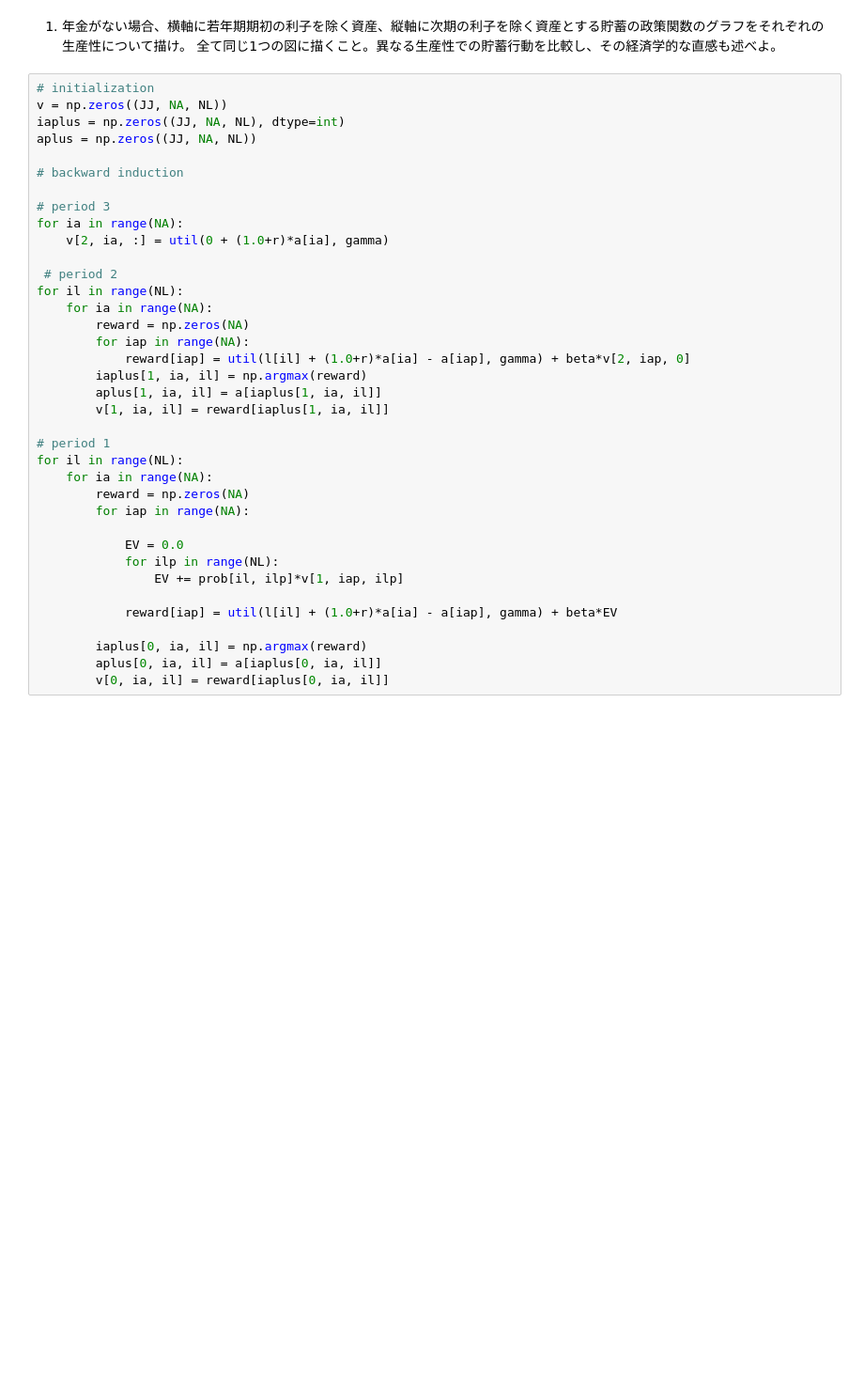
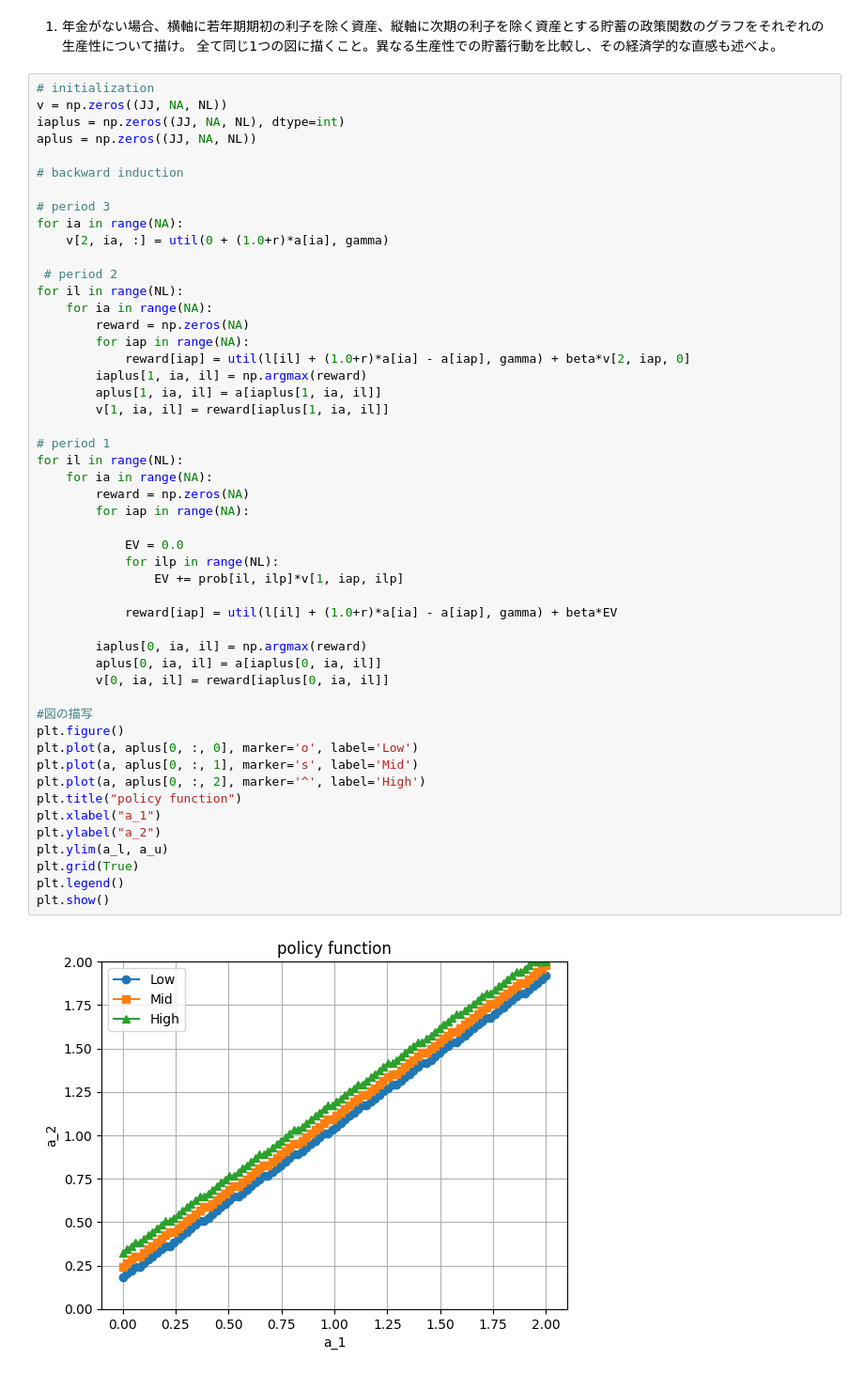
Before and after one commit to Shun1234321/keio-macro-second-half, a Jupyter notebook: final_project_quant_macro.ipynb, the cells around one changed output. Shown: that part at 94% size. Saved outputs shown, nothing was run; the diff lists cells and outputs as text; blank space fills up the shorter version.

```diff
--- a/final_project_quant_macro.ipynb
+++ b/final_project_quant_macro.ipynb
@@ -54,30 +57,45 @@ aplus = np.zeros((JJ, NA, NL))
 
 # period 3
 for ia in range(NA):
     v[2, ia, :] = util(0 + (1.0+r)*a[ia], gamma)
 
  # period 2
 for il in range(NL):
     for ia in range(NA):
         reward = np.zeros(NA)
         for iap in range(NA):
             reward[iap] = util(l[il] + (1.0+r)*a[ia] - a[iap], gamma) + beta*v[2, iap, 0]
         iaplus[1, ia, il] = np.argmax(reward)
         aplus[1, ia, il] = a[iaplus[1, ia, il]]
         v[1, ia, il] = reward[iaplus[1, ia, il]]
 
 # period 1
 for il in range(NL):
     for ia in range(NA):
         reward = np.zeros(NA)
         for iap in range(NA):
 
             EV = 0.0
             for ilp in range(NL):
                 EV += prob[il, ilp]*v[1, iap, ilp]
 
             reward[iap] = util(l[il] + (1.0+r)*a[ia] - a[iap], gamma) + beta*EV
 
         iaplus[0, ia, il] = np.argmax(reward)
         aplus[0, ia, il] = a[iaplus[0, ia, il]]
         v[0, ia, il] = reward[iaplus[0, ia, il]]
+
+#図の描写
+plt.figure()
+plt.plot(a, aplus[0, :, 0], marker='o', label='Low')
+plt.plot(a, aplus[0, :, 1], marker='s', label='Mid')
+plt.plot(a, aplus[0, :, 2], marker='^', label='High')
+plt.title("policy function")
+plt.xlabel("a_1")
+plt.ylabel("a_2")
+plt.ylim(a_l, a_u)
+plt.grid(True)
+plt.legend()
+plt.show()
+# %% [output]
+[figure, added]
```
Also changed, not shown: parts of 2 cells of this notebook.
